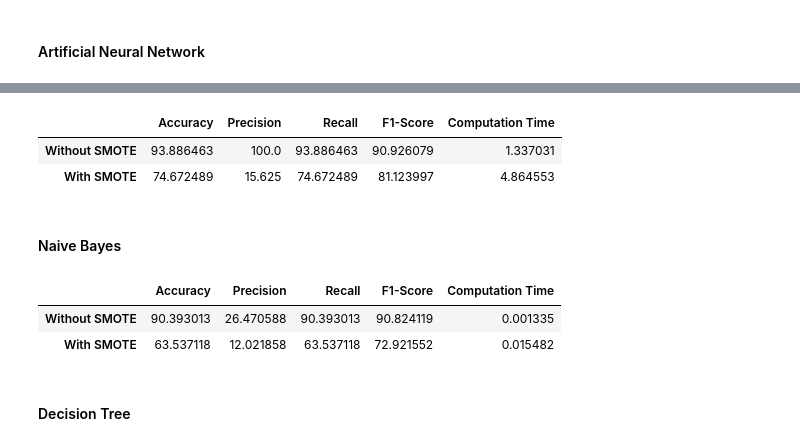
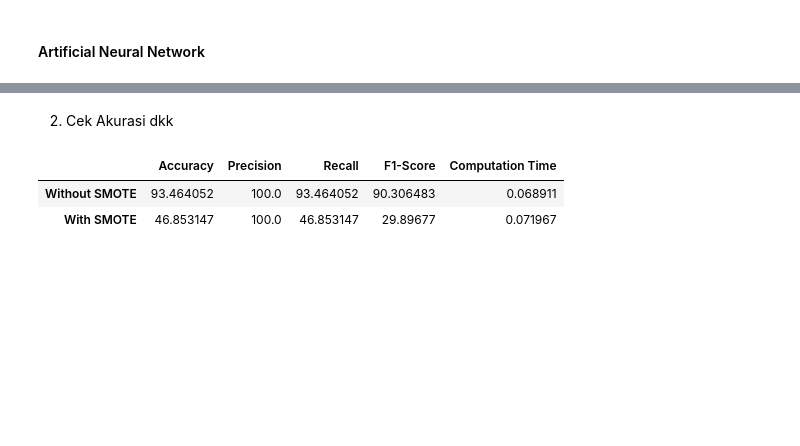
Before and after one commit to iamwilldev/Semester-5, a Jupyter notebook: UAS/UAS.ipynb, the cells around one changed output, grey strips where cells are left out. Drawn from its saved outputs; the diff is of its cells as text; code cells hidden in the pictures; blank space fills up the shorter version.

```diff
--- a/UAS/UAS.ipynb
+++ b/UAS/UAS.ipynb
@@ -230,0 +254,5 @@ sns.heatmap(corr, annot=True, cmap='coolwarm')
+# %%
+from imblearn.over_sampling import SMOTE
+
+smote = SMOTE()
+X_sm, y_sm = smote.fit_resample(X, y)
@@ -233,4 +279,7 @@ sns.heatmap(corr, annot=True, cmap='coolwarm')
 # %%
 from sklearn.model_selection import train_test_split
 
-X_train, X_test, y_train, y_test = train_test_split(X_normalized, y, test_size=0.3, random_state=42)
+X_train, X_test, y_train, y_test = train_test_split(X_normalized, y, test_size=0.1, random_state=42)
+
+# smote
+X_train_sm, X_test_sm, y_train_sm, y_test_sm = train_test_split(X_sm, y_sm, test_size=0.1, random_state=42)
@@ -276,60 +434,30 @@ def evaluate_performance(y_true, y_pred):
+# %% [markdown]
+2. Cek Akurasi dkk
 # %%
 from sklearn.neural_network import MLPClassifier
 
 # Tanpa SMOTE
-start_time = time.time()
-ann_without_smote = MLPClassifier(random_state=42)
-ann_without_smote.fit(X_train, y_train.values.ravel())
-computation_time_without_smote = time.time() - start_time
+start = timeit.default_timer()
+mlp = MLPClassifier(activation='relu', hidden_layer_sizes=(8, 8, 8), learning_rate='constant', max_iter=25, solver='sgd').fit(X_train, y_train)
+stop = timeit.default_timer() # catat waktu selesai
+mlp_noSmote_runtime = stop - start
 
-# Dengan SMOTE
-start_time = time.time()
-ann_with_smote = MLPClassifier(random_state=42)
-ann_with_smote.fit(X_train_resampled, y_train_resampled.values.ravel())
-computation_time_with_smote = time.time() - start_time
+# SMOTE
+start = timeit.default_timer()
+mlpSmote = MLPClassifier(activation='relu', hidden_layer_sizes=(8, 8, 8), learning_rate='constant', max_iter=25, solver='sgd').fit(X_train_sm, y_train_sm)
+stop = timeit.default_timer() # catat waktu selesai
+mlp_Smote_runtime = stop - start
 
 # Create performance dataframe
-df_performance_ann = pd.DataFrame(index=['Without SMOTE', 'With SMOTE'],
+df_performance_mlp = pd.DataFrame(index=['Without SMOTE', 'With SMOTE'],
                                columns=['Accuracy', 'Precision', 'Recall', 'F1-Score', 'Computation Time'])
 
 # Evaluate and populate the dataframe
-df_performance_ann.loc['Without SMOTE'] = evaluate_performance(y_test, ann_without_smote.predict(X_test)) + (computation_time_without_smote,)
-df_performance_ann.loc['With SMOTE'] = evaluate_performance(y_test, ann_with_smote.predict(X_test)) + (computation_time_with_smote,)
+df_performance_mlp.loc['Without SMOTE'] = evaluate_performance(y_test, mlp.predict(X_test)) + (mlp_noSmote_runtime,)
+df_performance_mlp.loc['With SMOTE'] = evaluate_performance(y_test_sm, mlpSmote.predict(X_test_sm)) + (mlp_Smote_runtime,)
 
-df_performance_ann
+df_performance_mlp
 # %% [output]
 |  | Accuracy | Precision | Recall | F1-Score | Computation Time |
-| Without SMOTE | 93.886463 | 100.0 | 93.886463 | 90.926079 | 1.337031 |
-| With SMOTE | 74.672489 | 15.625 | 74.672489 | 81.123997 | 4.864553 |
+| Without SMOTE | 93.464052 | 100.0 | 93.464052 | 90.306483 | 0.068911 |
+| With SMOTE | 46.853147 | 100.0 | 46.853147 | 29.89677 | 0.071967 |
-# %% [markdown]
-#### Naive Bayes
-# %%
-from sklearn.naive_bayes import GaussianNB
-
-# Tanpa SMOTE
-start_time = time.time()
-nb_without_smote = GaussianNB()
-nb_without_smote.fit(X_train, y_train.values.ravel())
-computation_time_without_smote = time.time() - start_time
-
-# Dengan SMOTE
-start_time = time.time()
-nb_with_smote = GaussianNB()
-nb_with_smote.fit(X_train_resampled, y_train_resampled.values.ravel())
-computation_time_with_smote = time.time() - start_time
-
-# Create performance dataframe
-df_performance_nb = pd.DataFrame(index=['Without SMOTE', 'With SMOTE'],
-                               columns=['Accuracy', 'Precision', 'Recall', 'F1-Score', 'Computation Time'])
-
-# Evaluate and populate the dataframe
-df_performance_nb.loc['Without SMOTE'] = evaluate_performance(y_test, nb_without_smote.predict(X_test)) + (computation_time_without_smote,)
-df_performance_nb.loc['With SMOTE'] = evaluate_performance(y_test, nb_with_smote.predict(X_test)) + (computation_time_with_smote,)
-
-df_performance_nb
-# %% [output]
-|  | Accuracy | Precision | Recall | F1-Score | Computation Time |
-| Without SMOTE | 90.393013 | 26.470588 | 90.393013 | 90.824119 | 0.001335 |
-| With SMOTE | 63.537118 | 12.021858 | 63.537118 | 72.921552 | 0.015482 |
-# %% [markdown]
-#### Decision Tree
```
Also changed, not shown: parts of 22 cells of this notebook, 5 other files.
